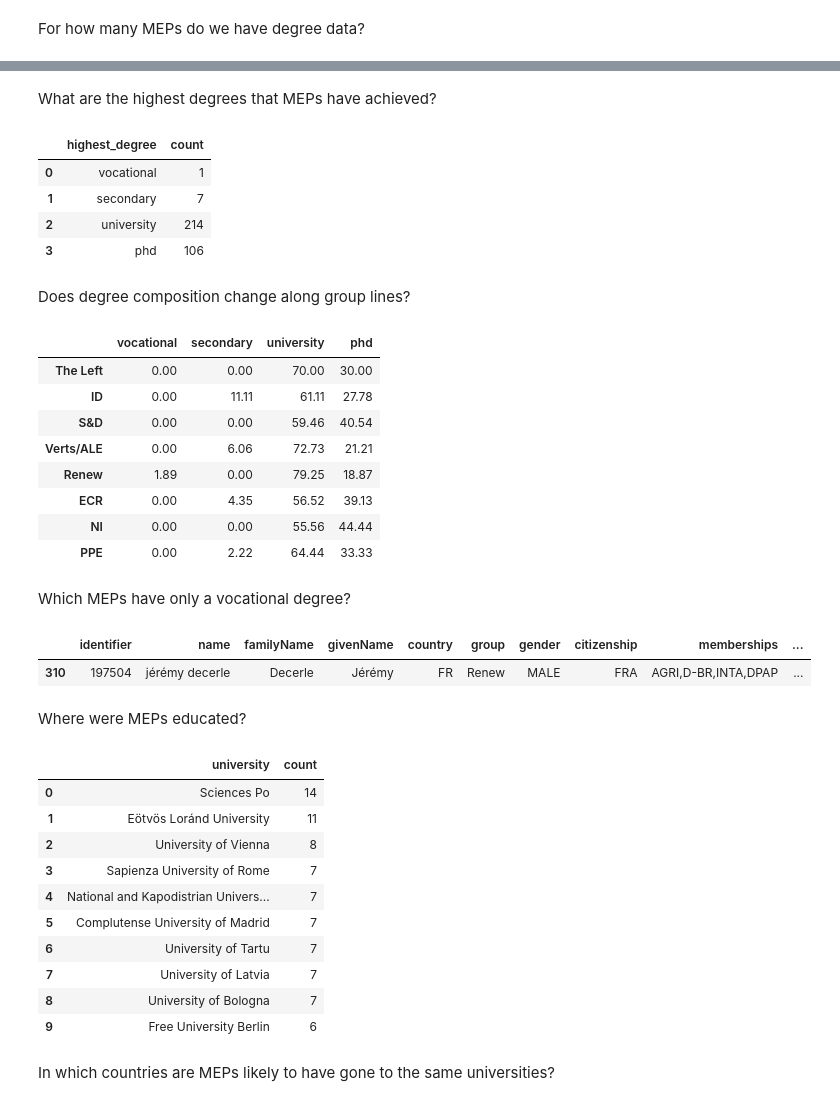
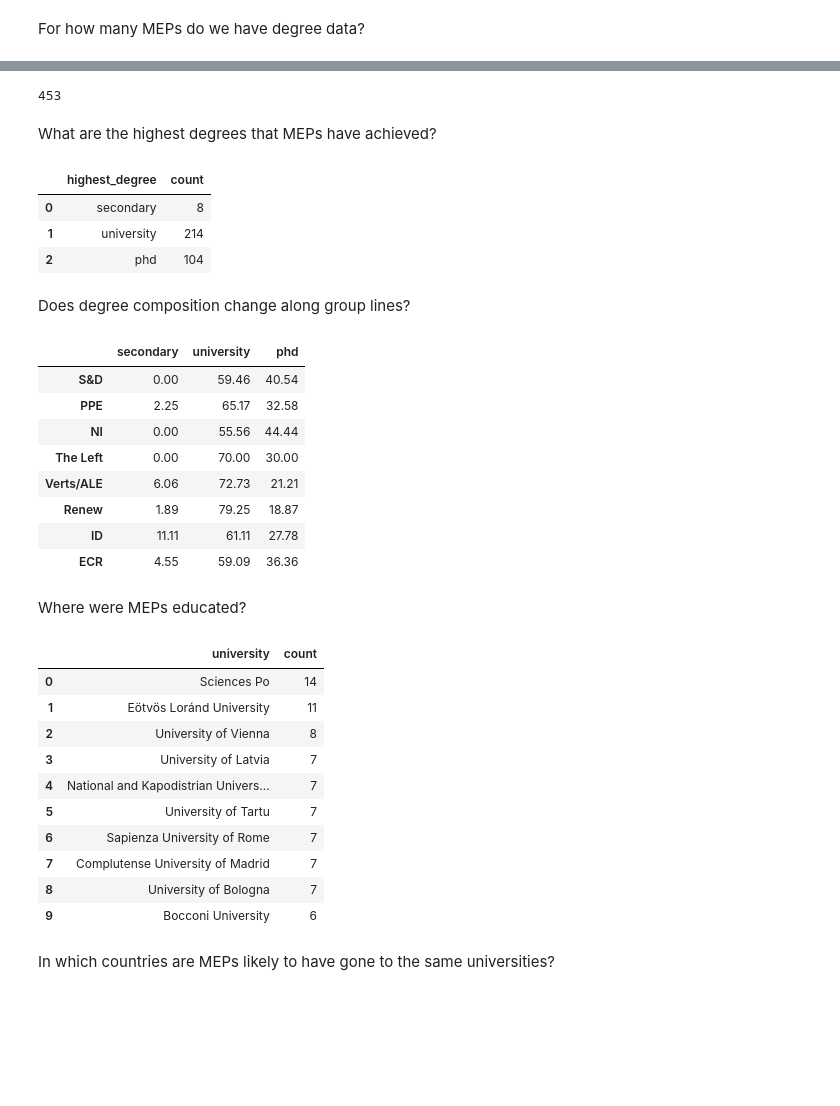
Before and after one commit to SWRdata/p081_euparlament_divers, a Jupyter notebook: analysis/analyse.ipynb, the cells around one changed output, grey strips where cells are left out. Saved outputs shown, nothing was run; the diff lists cells and outputs as text; code cells hidden in the pictures; blank space fills up the shorter version.

```diff
--- a/analysis/analyse.ipynb
+++ b/analysis/analyse.ipynb
@@ -49,5 +49,5 @@ occupation_list[:5]
 # %%
-degree_list = ["vocational", "secondary", "university", "phd"]
+degree_list = ["secondary", "university", "phd"]
 # %%
 educated_at_list = []
 for list_entry in meps_df["educated_at"].tolist():
@@ -275,17 +285,20 @@ len(meps_df.loc[meps_df["highest_degree"].notna()].index)
+# %%
+len(meps_df.loc[meps_df["educated_at"].notna()].index)
+# %% [output]
+453
 # %% [markdown]
 What are the highest degrees that MEPs have achieved?
 # %%
 degree_count_df = pd.DataFrame(meps_df.value_counts("highest_degree"))
 degree_count_df = degree_count_df.reindex(degree_list)
 degree_count_df = degree_count_df.reset_index().rename(columns = {0: "count"})
-degree_count_df.to_csv("degree_count_df.csv", index = False, sep =";")
+degree_count_df.to_csv("degree_count.csv", index = False, sep =";")
 degree_count_df
 # %% [output]
 |  | highest_degree | count |
-| 0 | vocational | 1 |
-| 1 | secondary | 7 |
-| 2 | university | 214 |
-| 3 | phd | 106 |
+| 0 | secondary | 8 |
+| 1 | university | 214 |
+| 2 | phd | 104 |
 # %% [markdown]
 Does degree composition change along group lines?
 # %%
@@ -308,22 +321,15 @@ for column in group_degree_df.columns:
 group_degree_df = group_degree_df.drop(columns = "total")
 group_degree_df
 # %% [output]
-|  | vocational | secondary | university | phd |
-| The Left | 0.00 | 0.00 | 70.00 | 30.00 |
-| ID | 0.00 | 11.11 | 61.11 | 27.78 |
-| S&D | 0.00 | 0.00 | 59.46 | 40.54 |
-| Verts/ALE | 0.00 | 6.06 | 72.73 | 21.21 |
-| Renew | 1.89 | 0.00 | 79.25 | 18.87 |
-| ECR | 0.00 | 4.35 | 56.52 | 39.13 |
-| NI | 0.00 | 0.00 | 55.56 | 44.44 |
-| PPE | 0.00 | 2.22 | 64.44 | 33.33 |
+|  | secondary | university | phd |
+| S&D | 0.00 | 59.46 | 40.54 |
+| PPE | 2.25 | 65.17 | 32.58 |
+| NI | 0.00 | 55.56 | 44.44 |
+| The Left | 0.00 | 70.00 | 30.00 |
+| Verts/ALE | 6.06 | 72.73 | 21.21 |
+| Renew | 1.89 | 79.25 | 18.87 |
+| ID | 11.11 | 61.11 | 27.78 |
+| ECR | 4.55 | 59.09 | 36.36 |
-# %% [markdown]
-Which MEPs have only a vocational degree?
-# %%
-meps_df.loc[meps_df["highest_degree"] == "vocational"]
-# %% [output]
-|  | identifier | name | familyName | givenName | country | group | gender | citizenship | memberships | ... |
-| 310 | 197504 | jérémy decerle | Decerle | Jérémy | FR | Renew | MALE | FRA | AGRI,D-BR,INTA,DPAP | ... |
 # %% [markdown]
 Where were MEPs educated?
 # %%
@@ -349,13 +355,13 @@ educated_at_df
 | 0 | Sciences Po | 14 |
 | 1 | Eötvös Loránd University | 11 |
 | 2 | University of Vienna | 8 |
-| 3 | Sapienza University of Rome | 7 |
+| 3 | University of Latvia | 7 |
 | 4 | National and Kapodistrian Univers... | 7 |
-| 5 | Complutense University of Madrid | 7 |
-| 6 | University of Tartu | 7 |
-| 7 | University of Latvia | 7 |
+| 5 | University of Tartu | 7 |
+| 6 | Sapienza University of Rome | 7 |
+| 7 | Complutense University of Madrid | 7 |
 | 8 | University of Bologna | 7 |
-| 9 | Free University Berlin | 6 |
+| 9 | Bocconi University | 6 |
 # %% [markdown]
 In which countries are MEPs likely to have gone to the same universities?
 # %%
```
Also changed, not shown: parts of 37 cells of this notebook, 4 other files.
